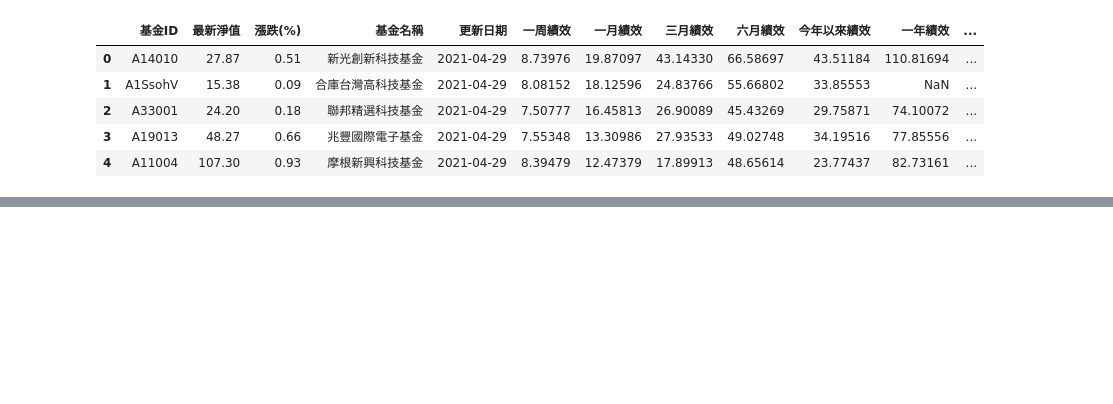
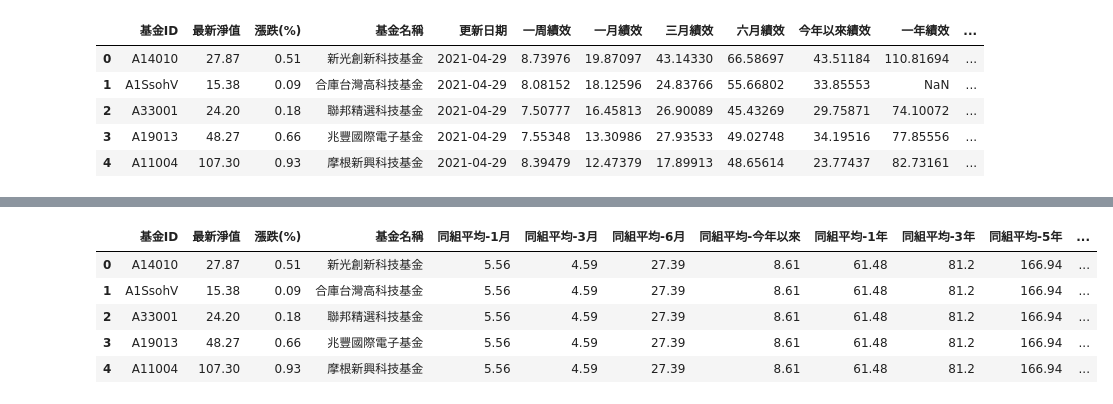
Before and after one commit to Vivian-Chou/Fintech-programming, a Jupyter notebook: final_project/data_processing/初步處理資訊.ipynb, the cells around one changed output, grey strips where cells are left out. Cells and saved outputs as stored; diff of their text form; code cells hidden in the pictures; blank space fills up the shorter version.

Commit message:
update ver rank

```diff
--- a/final_project/data_processing/初步處理資訊.ipynb
+++ b/final_project/data_processing/初步處理資訊.ipynb
@@ -33,0 +60,18 @@ df
+# %%
+df["1月Rank"] = df["1月diff"].rank()
+df["3月Rank"] = df["3月diff"].rank()
+df["6月Rank"] = df["6月diff"].rank()
+df["今年以來Rank"] = df["今年以來diff"].rank()
+df["1年Rank"] = df["1年diff"].rank()
+df["3年Rank"] = df["3年diff"].rank()
+df["5年Rank"] = df["5年diff"].rank()
+df["10年Rank"] = df["10年diff"].rank()
+# %%
+df
+# %% [output]
+|  | 基金ID | 最新淨值 | 漲跌(%) | 基金名稱 | 同組平均-1月 | 同組平均-3月 | 同組平均-6月 | 同組平均-今年以來 | 同組平均-1年 | 同組平均-3年 | 同組平均-5年 | ... |
+| 0 | A14010 | 27.87 | 0.51 | 新光創新科技基金 | 5.56 | 4.59 | 27.39 | 8.61 | 61.48 | 81.2 | 166.94 | ... |
+| 1 | A1SsohV | 15.38 | 0.09 | 合庫台灣高科技基金 | 5.56 | 4.59 | 27.39 | 8.61 | 61.48 | 81.2 | 166.94 | ... |
+| 2 | A33001 | 24.20 | 0.18 | 聯邦精選科技基金 | 5.56 | 4.59 | 27.39 | 8.61 | 61.48 | 81.2 | 166.94 | ... |
+| 3 | A19013 | 48.27 | 0.66 | 兆豐國際電子基金 | 5.56 | 4.59 | 27.39 | 8.61 | 61.48 | 81.2 | 166.94 | ... |
+| 4 | A11004 | 107.30 | 0.93 | 摩根新興科技基金 | 5.56 | 4.59 | 27.39 | 8.61 | 61.48 | 81.2 | 166.94 | ... |
```
Also changed, not shown: parts of 7 cells of this notebook.
